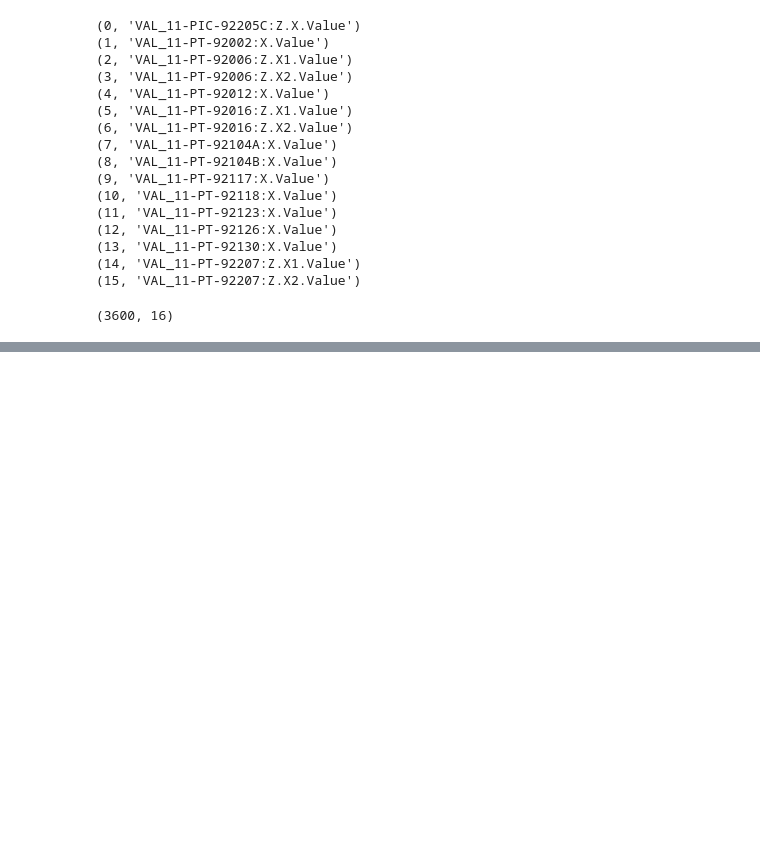
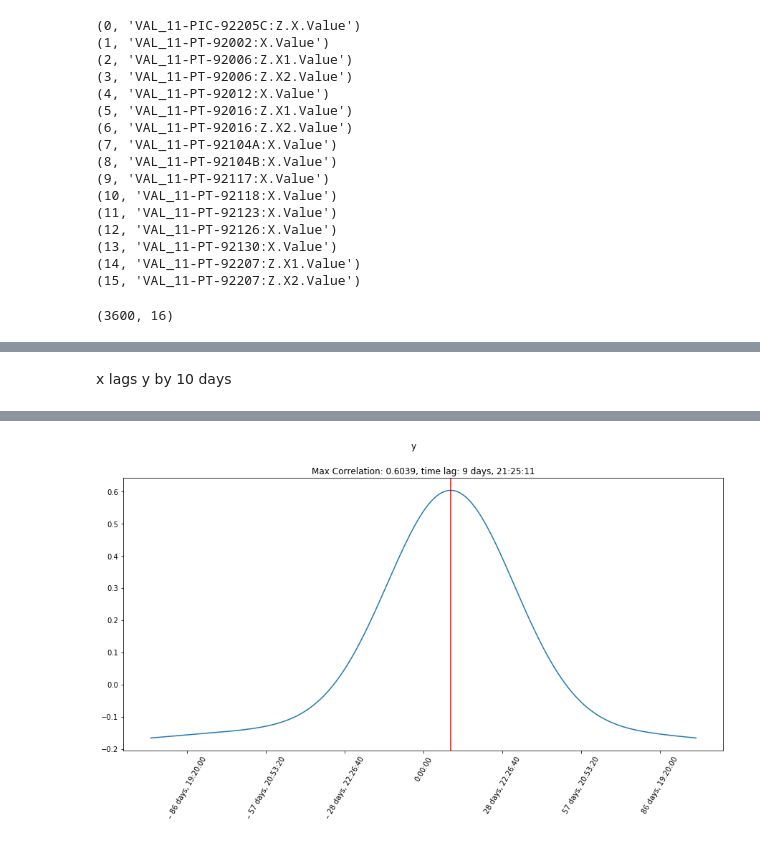
Before and after one commit to cognitedata/correlation, a Jupyter notebook: examples/example_usage.ipynb, the cells around one changed output, grey strips where cells are left out. Saved outputs shown, nothing was run; the diff lists cells and outputs as text; code cells hidden in the pictures; blank space fills up the shorter version.

```diff
--- a/examples/example_usage.ipynb
+++ b/examples/example_usage.ipynb
@@ -151,0 +183,8 @@ plt.gcf().set_size_inches((15, 5))
+# %% [markdown]
+x lags y by 10 days
+# %%
+lags = pd.timedelta_range(start=timedelta(days=-100), end=timedelta(days=100), periods=1000)
+correlations, cross = cognite.correlation.columns_by_max_cross_correlation(df, 'x', lags, return_cross_correlation_df=True)
+print(correlations)
+plot_cross_correlations(cross, [1])
+# %% [output]
@@ -151,0 +194 @@ plt.gcf().set_size_inches((15, 5))
+[figure, added]
```
Also changed, not shown: parts of 8 cells of this notebook, 1 other file.
